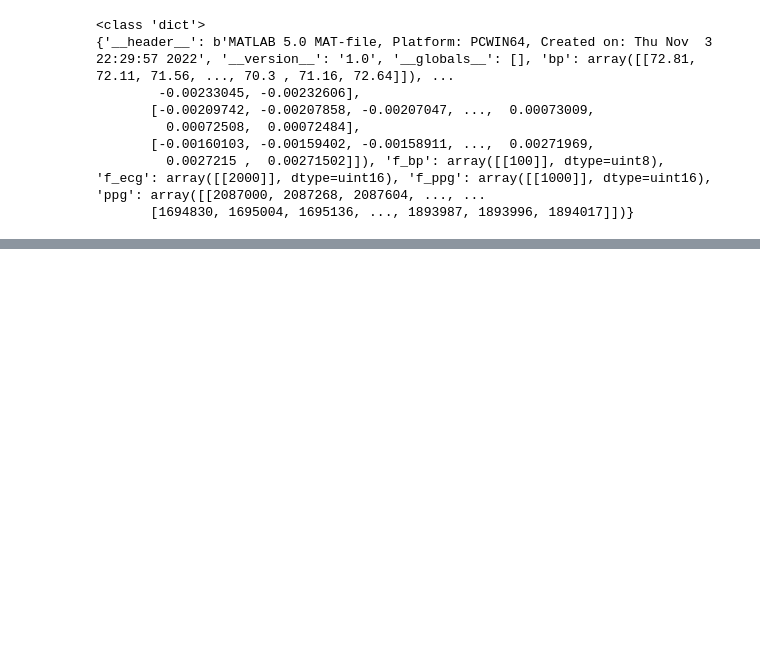
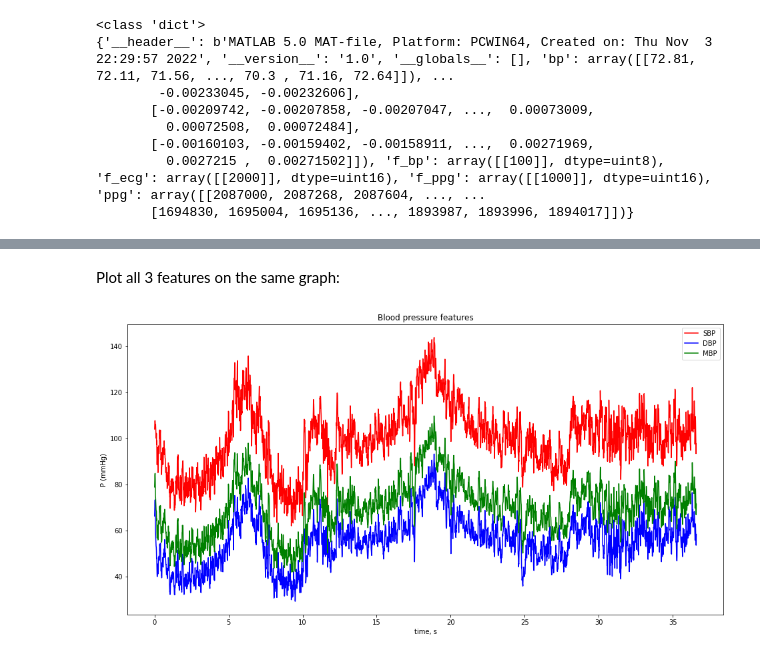
Before and after one commit to Double-Bonus/BP-estimation, a Jupyter notebook: bloodEstimate.ipynb, the cells around one changed output, grey strips where cells are left out. Saved outputs shown, nothing was run; the diff lists cells and outputs as text; code cells hidden in the pictures; blank space fills up the shorter version.

```diff
--- a/bloodEstimate.ipynb
+++ b/bloodEstimate.ipynb
@@ -57,0 +86,26 @@ plt.show()
+# %%
+sigLen = np.minimum(len(locSBP), len(locDBP)) #TODO: we really are just dropping data?
+tempSBP = bp[locSBP]
+SBP = tempSBP[:sigLen]
+tempDBP= bp[locDBP][:sigLen]
+DBP= tempDBP[:sigLen]
+MBP = (2*DBP + SBP) / 3
+# %% [markdown]
+Plot all 3 features on the same graph:
+# %%
+plt.figure()
+t_SBP=locSBP[:sigLen] / f_bp;
+plt.plot(t_SBP/60,SBP,'r', label='SBP')
+
+t_DBP=locDBP[:sigLen] / f_bp;
+plt.plot(t_DBP/60, DBP,'b', label='DBP')
+
+t_MBP = range(0, sigLen) #TODO: check this
+plt.plot(t_DBP/60, MBP,'g', label='MBP')
+plt.legend()
+plt.title('Blood pressure features')
+plt.ylabel('P (mmHg)')
+plt.xlabel('time, s')
+plt.show()
+# %% [output]
+[figure, added]
```
Also changed, not shown: parts of 7 cells of this notebook, 1 other file.
